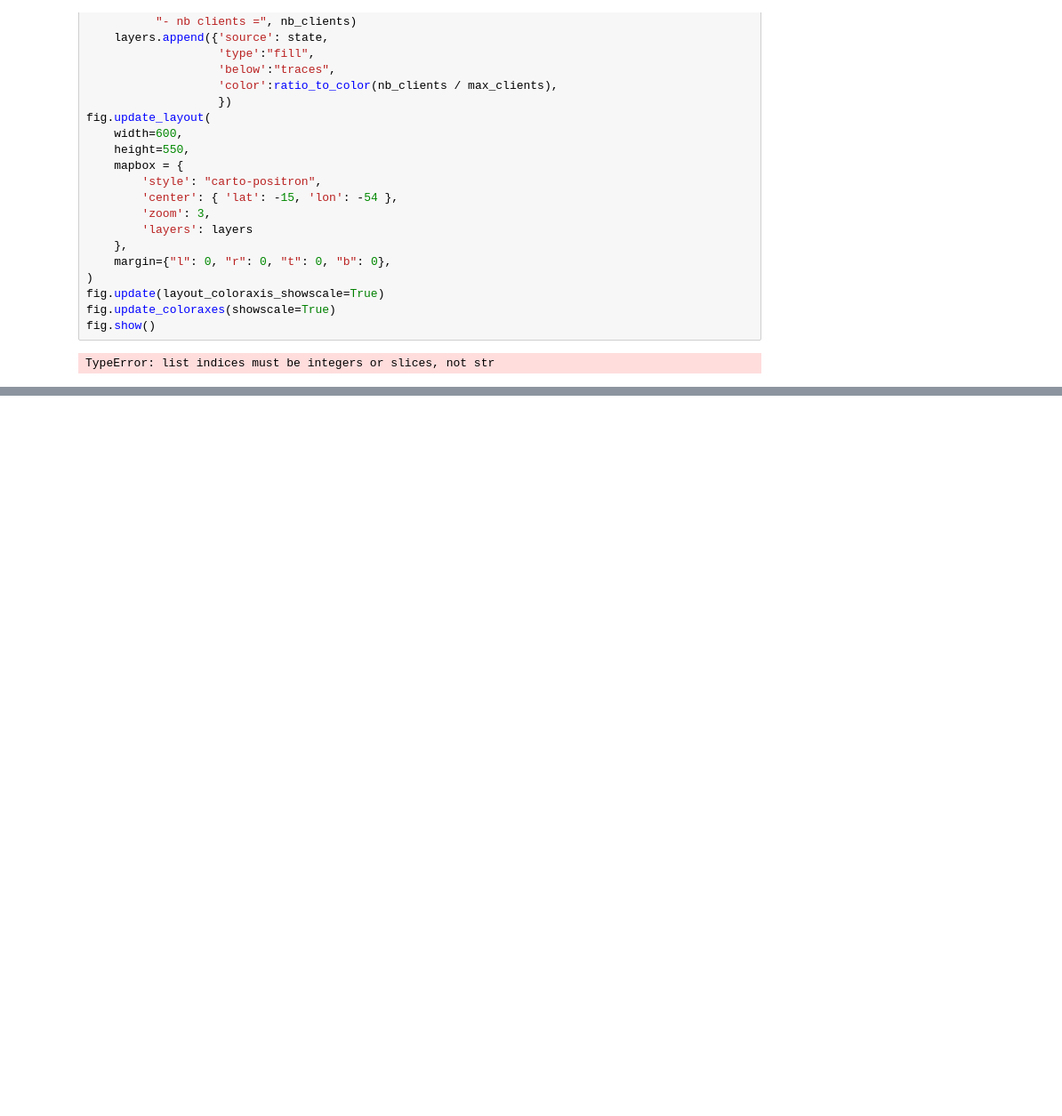
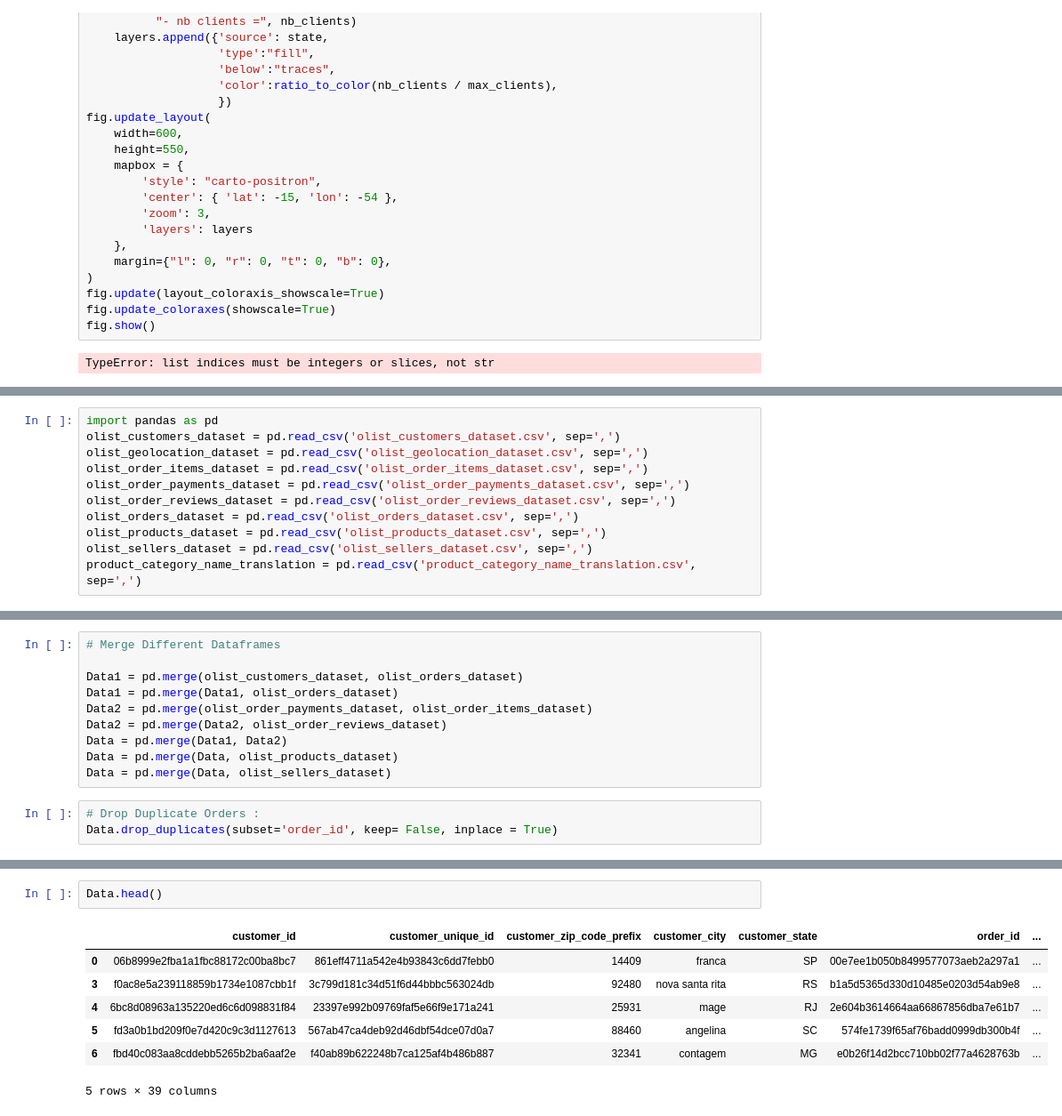
Before and after one commit to bbouya/Machine_Learning_OpenClassrooms, a Jupyter notebook: Segmentez des clients d'un site E-Commerce/Segmentez des clients d'un site web.ipynb, the cells around one changed output, grey strips where cells are left out. Shown: that part at 89% size. Drawn from its saved outputs; the diff is of its cells as text; blank space fills up the shorter version.

```diff
--- a/Segmentez des clients d'un site E-Commerce/Segmentez des clients d'un site web.ipynb
+++ b/Segmentez des clients d'un site E-Commerce/Segmentez des clients d'un site web.ipynb
@@ -294,0 +300,11 @@ TypeError: list indices must be integers or slices, not str
+# %%
+import pandas as pd
+olist_customers_dataset = pd.read_csv('olist_customers_dataset.csv', sep=',')
+olist_geolocation_dataset = pd.read_csv('olist_geolocation_dataset.csv', sep=',')
+olist_order_items_dataset = pd.read_csv('olist_order_items_dataset.csv', sep=',')
+olist_order_payments_dataset = pd.read_csv('olist_order_payments_dataset.csv', sep=',')
+olist_order_reviews_dataset = pd.read_csv('olist_order_reviews_dataset.csv', sep=',')
+olist_orders_dataset = pd.read_csv('olist_orders_dataset.csv', sep=',')
+olist_products_dataset = pd.read_csv('olist_products_dataset.csv', sep=',')
+olist_sellers_dataset = pd.read_csv('olist_sellers_dataset.csv', sep=',')
+product_category_name_translation = pd.read_csv('product_category_name_translation.csv', sep=',')
@@ -294,0 +313,13 @@ TypeError: list indices must be integers or slices, not str
+# %%
+# Merge Different Dataframes
+
+Data1 = pd.merge(olist_customers_dataset, olist_orders_dataset)
+Data1 = pd.merge(Data1, olist_orders_dataset)
+Data2 = pd.merge(olist_order_payments_dataset, olist_order_items_dataset)
+Data2 = pd.merge(Data2, olist_order_reviews_dataset)
+Data = pd.merge(Data1, Data2)
+Data = pd.merge(Data, olist_products_dataset)
+Data = pd.merge(Data, olist_sellers_dataset)
+# %%
+# Drop Duplicate Orders :
+Data.drop_duplicates(subset='order_id', keep= False, inplace = True)
@@ -294,0 +344,10 @@ TypeError: list indices must be integers or slices, not str
+# %%
+Data.head()
+# %% [output]
+|  | customer_id | customer_unique_id | customer_zip_code_prefix | customer_city | customer_state | order_id | ... |
+| 0 | 06b8999e2fba1a1fbc88172c00ba8bc7 | 861eff4711a542e4b93843c6dd7febb0 | 14409 | franca | SP | 00e7ee1b050b8499577073aeb2a297a1 | ... |
+| 3 | f0ac8e5a239118859b1734e1087cbb1f | 3c799d181c34d51f6d44bbbc563024db | 92480 | nova santa rita | RS | b1a5d5365d330d10485e0203d54ab9e8 | ... |
+| 4 | 6bc8d08963a135220ed6c6d098831f84 | 23397e992b09769faf5e66f9e171a241 | 25931 | mage | RJ | 2e604b3614664aa66867856dba7e61b7 | ... |
+| 5 | fd3a0b1bd209f0e7d420c9c3d1127613 | 567ab47ca4deb92d46dbf54dce07d0a7 | 88460 | angelina | SC | 574fe1739f65af76badd0999db300b4f | ... |
+| 6 | fbd40c083aa8cddebb5265b2ba6aaf2e | f40ab89b622248b7ca125af4b486b887 | 32341 | contagem | MG | e0b26f14d2bcc710bb02f77a4628763b | ... |
+5 rows × 39 columns
```
Also changed, not shown: parts of 8 cells of this notebook, 28 other files.
